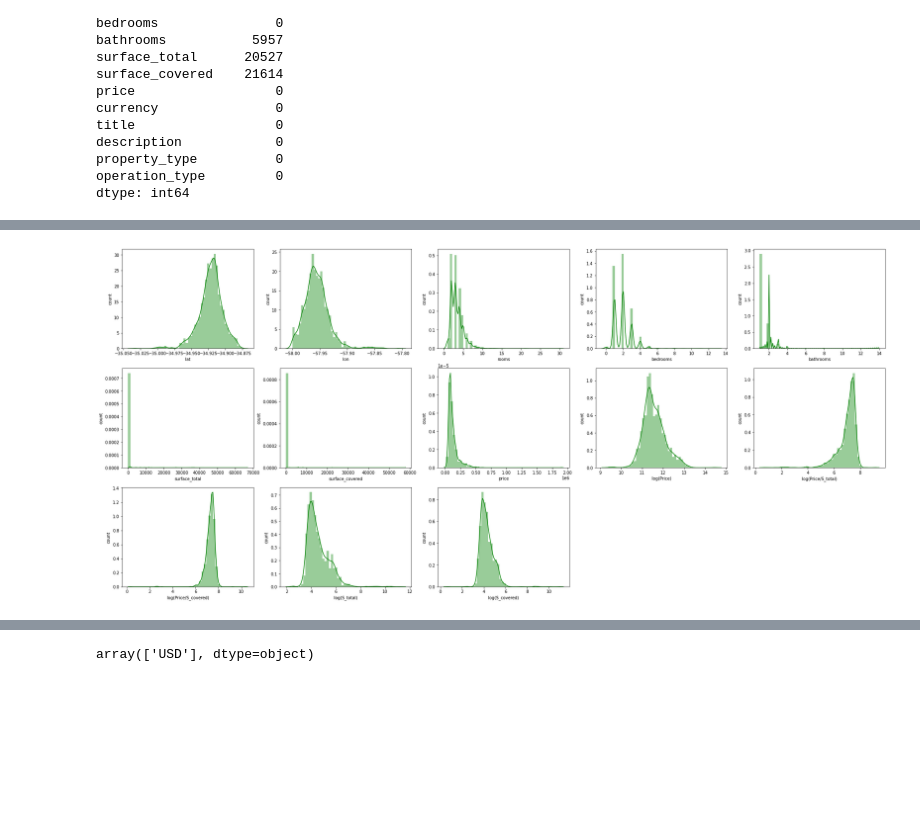
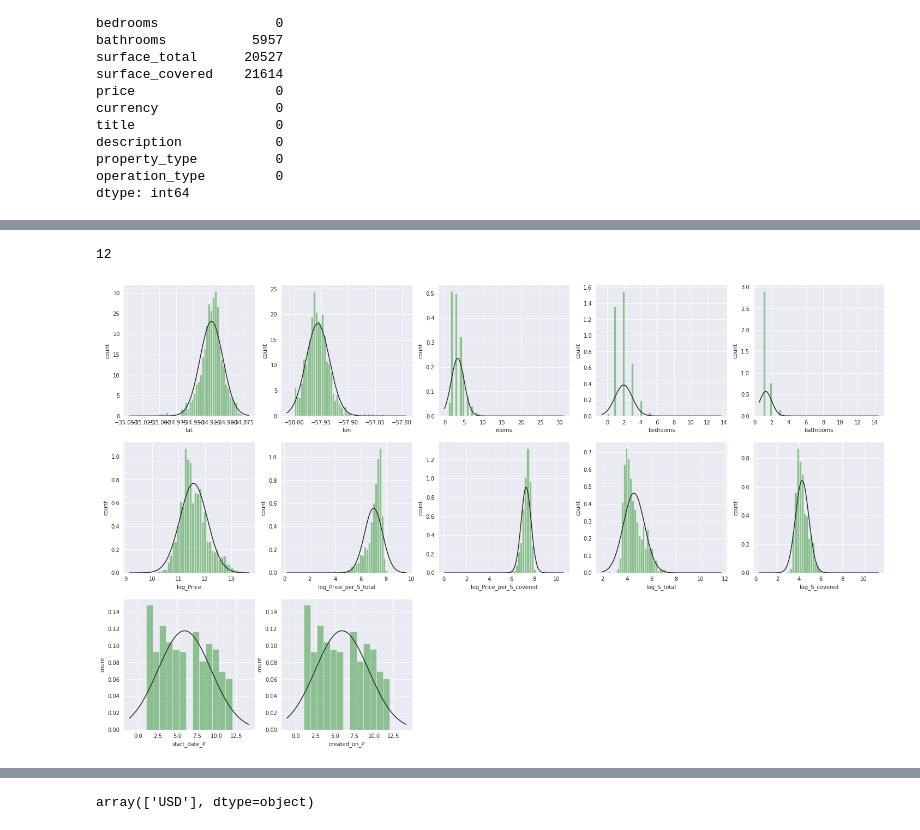
Before and after one commit to DLesmes/Dlesmes.github.io, a Jupyter notebook: PruebaTecnicaAntivirus_Rta.ipynb, the cells around one changed output, grey strips where cells are left out. Cells and saved outputs as stored; diff of their text form; code cells hidden in the pictures; blank space fills up the shorter version.

```diff
--- a/PruebaTecnicaAntivirus_Rta.ipynb
+++ b/PruebaTecnicaAntivirus_Rta.ipynb
@@ -146,9 +168,9 @@ df.describe(include='float64')
 # %%
-var_hist = features_f.index
+var_hist = features_f
 plt.figure(figsize=(33,10))
 for i,var in enumerate(var_hist):
     plt.subplot(2,len(features_f)/2,i+1)
-    sns.distplot(df[var],kde=False)
+    sns.distplot(df[var],fit=stats.norm, kde=False)
     plt.xlabel(var)
     plt.ylabel("count")
 # %% [output]
@@ -163,14 +185,15 @@ clean = np.where(
     (df["surface_total"] > 0)  &
     (df["surface_covered"] > 0) &
     #(pd.to_numeric(df["end_date"]) < pd.to_numeric(pd.Timestamp.now())) &
-    (df["bathrooms"] > 0)
+    (df["bathrooms"] > 0) #&
     )
 df_cleaned = df.iloc[clean].copy()
-df_cleaned['log(Price)'] = np.log(df_cleaned['price'])
-df_cleaned['log(Price/S_total)'] = np.log(df_cleaned['price']/df_cleaned["surface_total"])
-df_cleaned['log(Price/S_covered)'] = np.log(df_cleaned['price']/df_cleaned["surface_covered"])
-df_cleaned['log(S_total)'] = np.log(df_cleaned["surface_total"])
-df_cleaned['log(S_covered)'] = np.log(df_cleaned["surface_covered"])
-df_cleaned['start_date_P'] = pd.to_datetime(df_cleaned["start_date"]).dt.to_period("M")
+df_cleaned['log_Price'] = np.log(df_cleaned['price'])
+df_cleaned['log_Price_per_S_total'] = np.log(df_cleaned['price']/df_cleaned["surface_total"])
+df_cleaned['log_Price_per_S_covered'] = np.log(df_cleaned['price']/df_cleaned["surface_covered"])
+df_cleaned['log_S_total'] = np.log(df_cleaned["surface_total"])
+df_cleaned['log_S_covered'] = np.log(df_cleaned["surface_covered"])
+df_cleaned['start_date_P'] = pd.DatetimeIndex(df_cleaned["start_date"]).month #pd.to_datetime(df_cleaned["start_date"]).dt.to_period("M")
 #df_cleaned['end_date_P'] = pd.to_datetime(pd.Timestamp.date(pd.to_datetime(df_cleaned["end_date"]))).dt.to_period("M")
-df_cleaned['created_on_P'] = pd.to_datetime(df_cleaned["created_on"]).dt.to_period("M")
+df_cleaned['created_on_P'] = pd.DatetimeIndex(df_cleaned["start_date"]).month #pd.to_datetime(df_cleaned["created_on"]).dt.to_period("M")
+df_cleaned = df_cleaned[df_cleaned.property_type.isin(["Departamento", "Casa", "PH"])]
@@ -208,0 +213,8 @@ df_cleaned.shape
+# %%
+features_numeric = ['rooms',	'bathrooms',	'surface_total',	'surface_covered',	'price']
+BC_matrix = []
+for var in features_numeric:
+  BC_matrix.append(stats.boxcox(abs(df_cleaned[var])))
+BC_matrix = pd.DataFrame(BC_matrix)
+BC_matrix.index = features_numeric
+BC_matrix.head(5)
@@ -209,13 +253,18 @@ df_cleaned.shape
+# %%
+var_hist = ['lat',	'lon',	'rooms',	'bedrooms',	'bathrooms',
+            'log_Price',	'log_Price_per_S_total',	'log_Price_per_S_covered',	'log_S_total',	'log_S_covered','start_date_P','created_on_P']
+len(var_hist)
+# %% [output]
+12
 # %%
-var_hist = features_f.index
-plt.figure(figsize=(33,15))
+plt.figure(figsize=(25,15))
 for i,var in enumerate(var_hist):
     plt.subplot(3,5,i+1)
-    sns.distplot(df_cleaned[var],kde=True, color='g')
+    sns.distplot(df_cleaned[var],fit=stats.norm, kde=False, color='g')
     plt.xlabel(var)
     plt.ylabel("count")
 # %% [output]
-[figure, old version]
+[figure, new version]
 # %%
 df_cleaned.isnull().sum()
 # %% [output]
```
Also changed, not shown: parts of 39 cells of this notebook.
